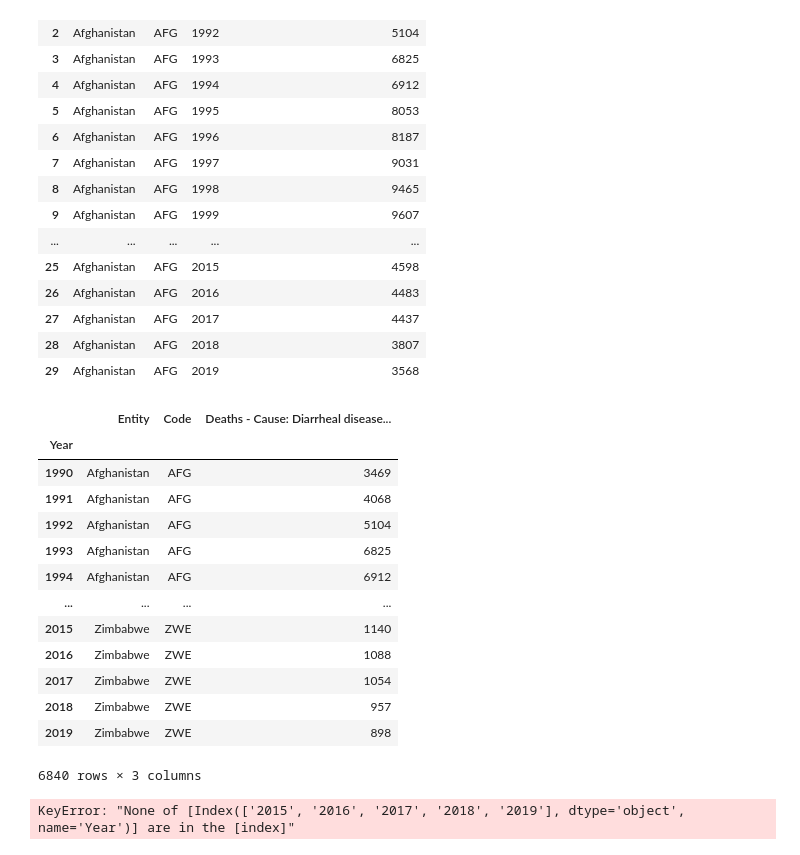
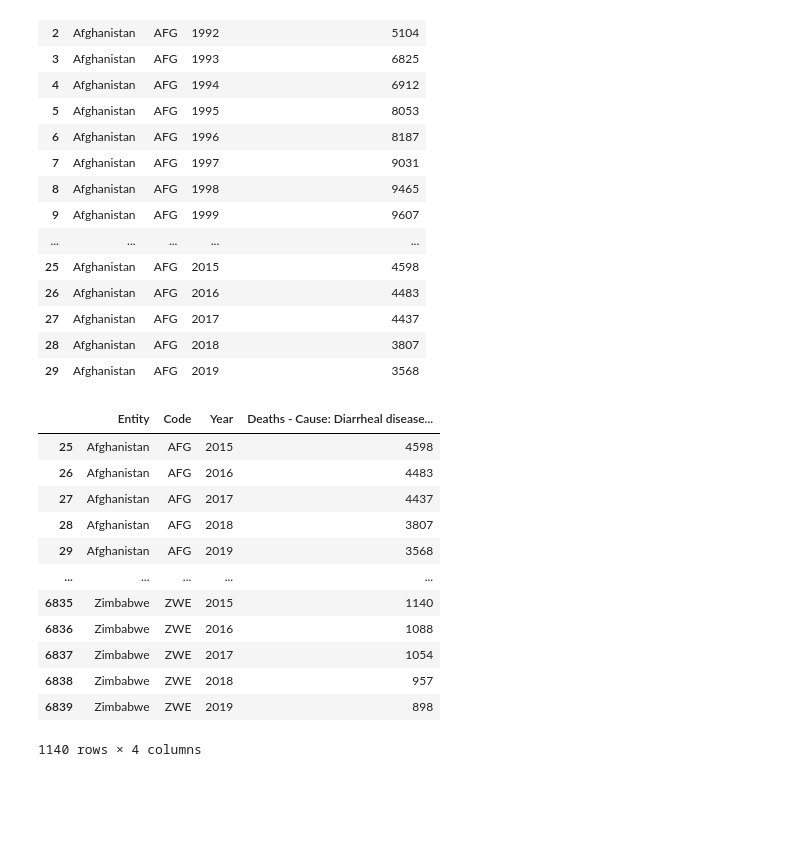
Before and after one commit to RHockley/Project-1-Water-Source-Mortality, a Jupyter notebook: Datacleaning/dirrahea_deaths_cleaned.ipynb, the cells around one changed output. Cells and saved outputs as stored; diff of their text form; code cells hidden in the pictures; blank space fills up the shorter version.

Commit message:
dirrahea_deaths_5yr_span

```diff
--- a/Datacleaning/dirrahea_deaths_cleaned.ipynb
+++ b/Datacleaning/dirrahea_deaths_cleaned.ipynb
@@ -49,26 +49,20 @@ dirrahea_deaths_reduced.head(30)
 | 27 | Afghanistan | AFG | 2017 | 4437 |
 | 28 | Afghanistan | AFG | 2018 | 3807 |
 | 29 | Afghanistan | AFG | 2019 | 3568 |
-# %%
-dirrahea_deaths_reduced_index = dirrahea_deaths_reduced.set_index("Year")
-dirrahea_deaths_reduced_index
-# %% [output]
-|  | Entity | Code | Deaths - Cause: Diarrheal disease... |
-| Year |  |  |  |
-| 1990 | Afghanistan | AFG | 3469 |
-| 1991 | Afghanistan | AFG | 4068 |
-| 1992 | Afghanistan | AFG | 5104 |
-| 1993 | Afghanistan | AFG | 6825 |
-| 1994 | Afghanistan | AFG | 6912 |
-| ... | ... | ... | ... |
-| 2015 | Zimbabwe | ZWE | 1140 |
-| 2016 | Zimbabwe | ZWE | 1088 |
-| 2017 | Zimbabwe | ZWE | 1054 |
-| 2018 | Zimbabwe | ZWE | 957 |
-| 2019 | Zimbabwe | ZWE | 898 |
-6840 rows × 3 columns
 # %%
-dirrahea_deaths_reduced_index_loc = dirrahea_deaths_reduced_index.loc[["2015", "2016", "2017", "2018", "2019"]]
-dirrahea_deaths_reduced_index_loc
+dirrahea_deaths_reduced_loc = dirrahea_deaths_reduced.loc[dirrahea_deaths_reduced['Year'].isin(["2015", "2016", "2017", "2018", "2019"])]
+dirrahea_deaths_reduced_loc
 # %% [output]
+|  | Entity | Code | Year | Deaths - Cause: Diarrheal disease... |
+| 25 | Afghanistan | AFG | 2015 | 4598 |
+| 26 | Afghanistan | AFG | 2016 | 4483 |
+| 27 | Afghanistan | AFG | 2017 | 4437 |
+| 28 | Afghanistan | AFG | 2018 | 3807 |
+| 29 | Afghanistan | AFG | 2019 | 3568 |
+| ... | ... | ... | ... | ... |
+| 6835 | Zimbabwe | ZWE | 2015 | 1140 |
+| 6836 | Zimbabwe | ZWE | 2016 | 1088 |
+| 6837 | Zimbabwe | ZWE | 2017 | 1054 |
+| 6838 | Zimbabwe | ZWE | 2018 | 957 |
+| 6839 | Zimbabwe | ZWE | 2019 | 898 |
-KeyError: "None of [Index(['2015', '2016', '2017', '2018', '2019'], dtype='object', name='Year')] are in the [index]"
+1140 rows × 4 columns
```
Also changed, not shown: parts of 1 cell of this notebook.
